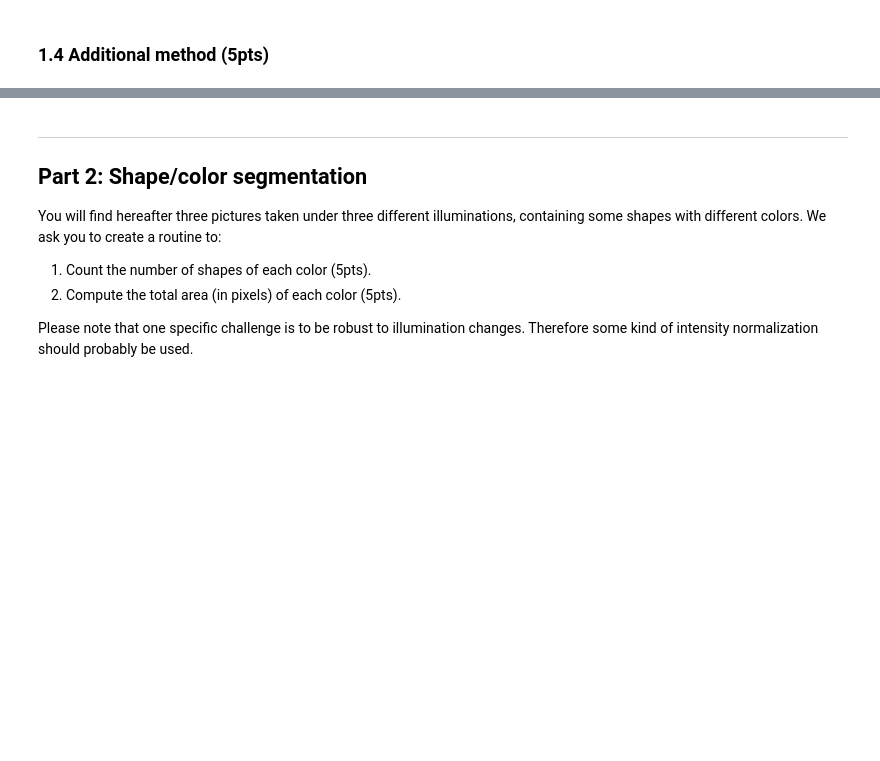
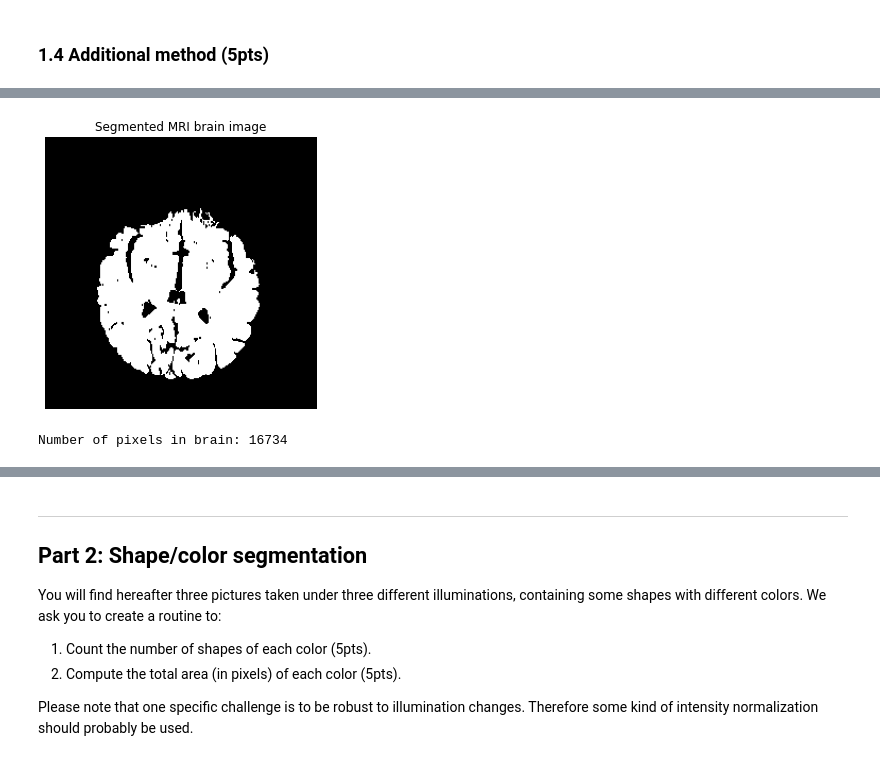
Before and after one commit to Andrea-Oliveri/Image-Processing-Assignements, a Jupyter notebook: Lab 1/lab_01_segmentation.ipynb, the cells around one changed output, grey strips where cells are left out. Drawn from its saved outputs; the diff is of its cells as text; code cells hidden in the pictures; blank space fills up the shorter version.

```diff
--- a/Lab 1/lab_01_segmentation.ipynb
+++ b/Lab 1/lab_01_segmentation.ipynb
@@ -195,0 +175,17 @@ DISCUSSION......................................................................
+# %%
+thresholded = np.logical_and(brain_im > 50, brain_im < 95).astype(np.uint8)
+_, labels   = cv.connectedComponents(thresholded)
+mask        = (labels == labels[seed]).astype(np.uint8)
+mask        = cv.morphologyEx(mask, cv.MORPH_CLOSE, cv.getStructuringElement(cv.MORPH_RECT, (1,2)))
+
+fig, ax = plt.subplots(1, 1, figsize=(5, 5))
+ax.imshow(mask, cmap='gray')
+ax.set_title('Segmented MRI brain image')
+ax.axis('off')
+plt.show()
+
+# Count number of pixels in brain.
+print(f"Number of pixels in brain: {mask.sum()}")
+# %% [output]
+[figure, added]
+Number of pixels in brain: 16734
```
Also changed, not shown: parts of 9 cells of this notebook.
